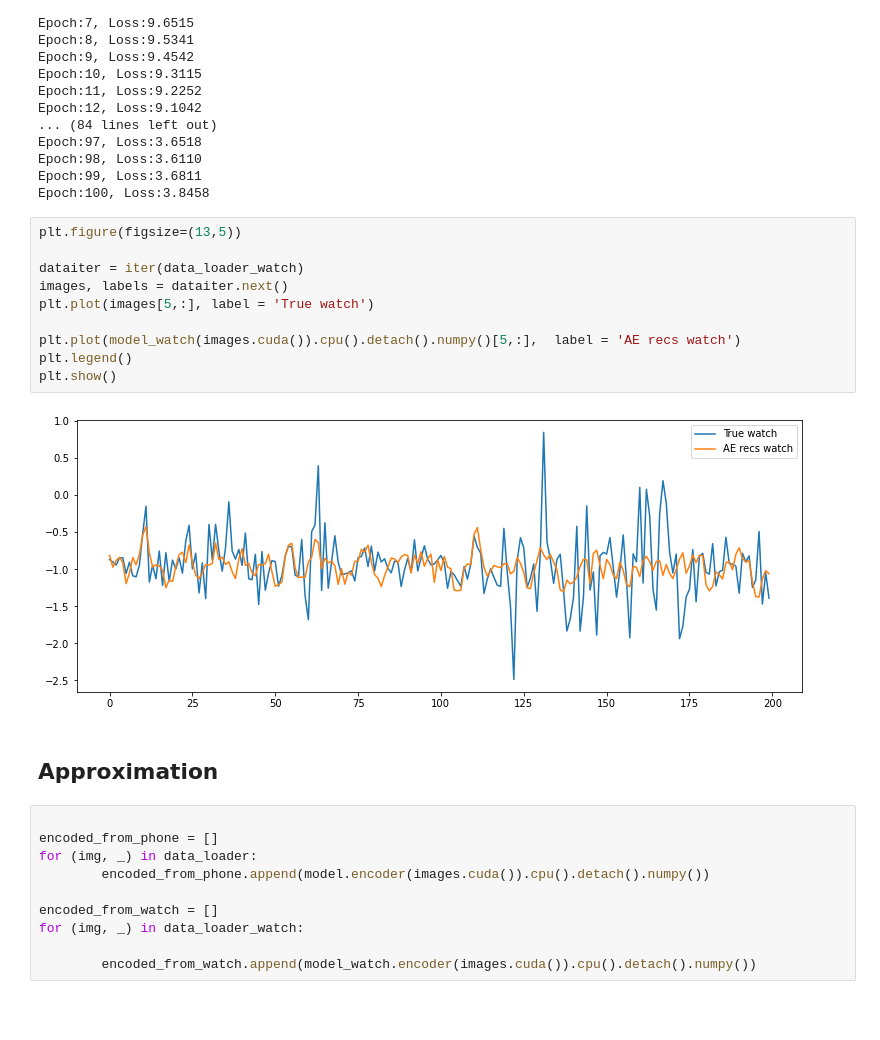
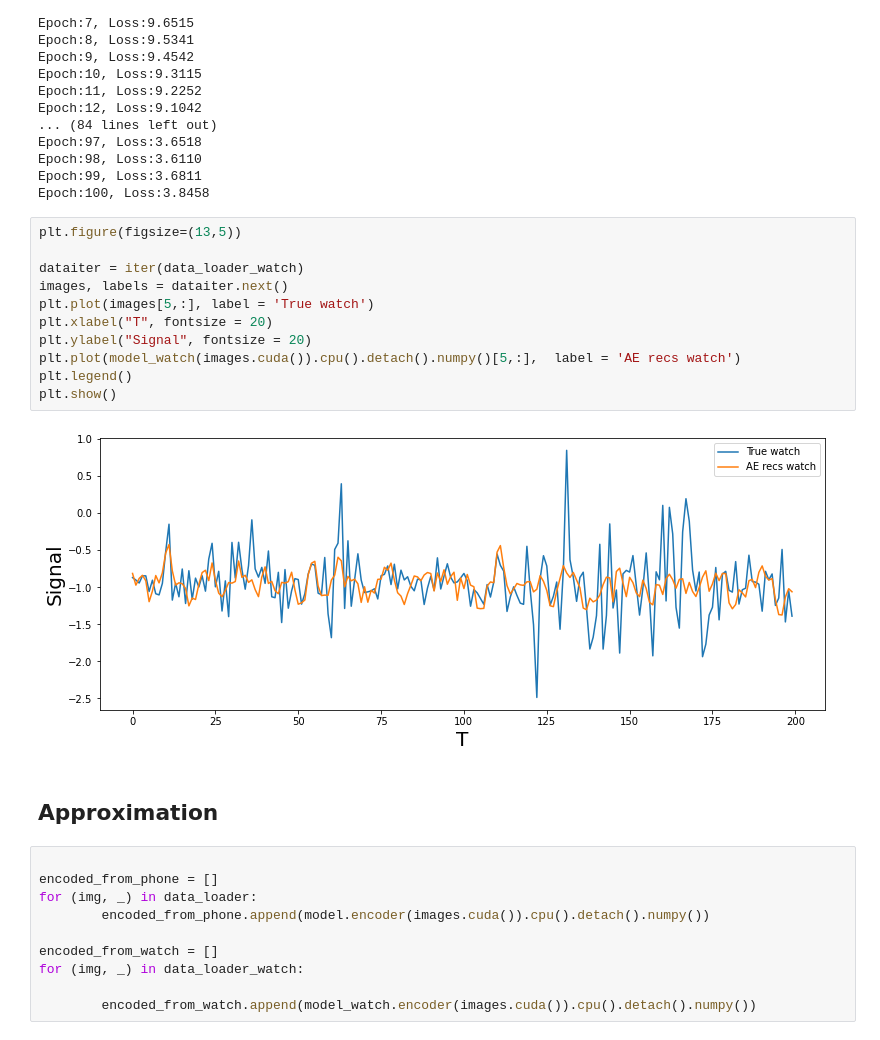
Before and after one commit to roberts2510/MSThesis_2, a Jupyter notebook: code/code.ipynb, the cells around one changed output. Saved outputs shown, nothing was run; the diff lists cells and outputs as text; blank space fills up the shorter version.

```diff
--- a/code/code.ipynb
+++ b/code/code.ipynb
@@ -253,17 +265,18 @@ Epoch:100, Loss:3.8458
 # %%
 plt.figure(figsize=(13,5))
 
 dataiter = iter(data_loader_watch)
 images, labels = dataiter.next()
 plt.plot(images[5,:], label = 'True watch')
-
+plt.xlabel("T", fontsize = 20)
+plt.ylabel("Signal", fontsize = 20)
 plt.plot(model_watch(images.cuda()).cpu().detach().numpy()[5,:],  label = 'AE recs watch')
 plt.legend()
 plt.show()
 # %% [output]
-[figure, old version]
+[figure, new version]
-# %% [markdown]
-## Approximation
+# %% [markdown]
+## Approximation
 # %%
 
 encoded_from_phone = []
```
Also changed, not shown: parts of 12 cells of this notebook.
